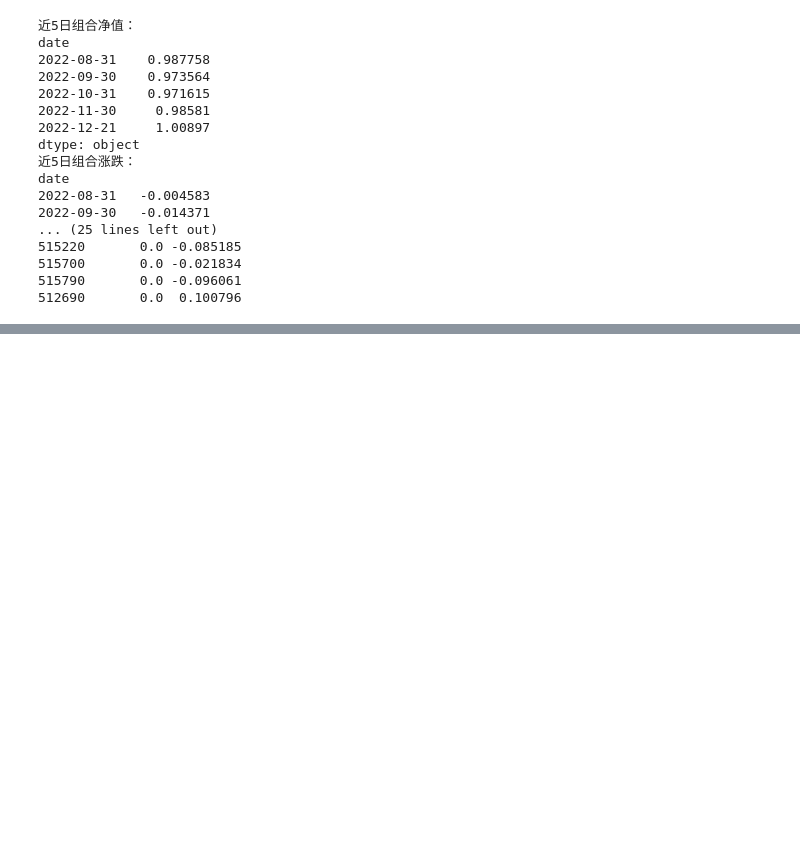
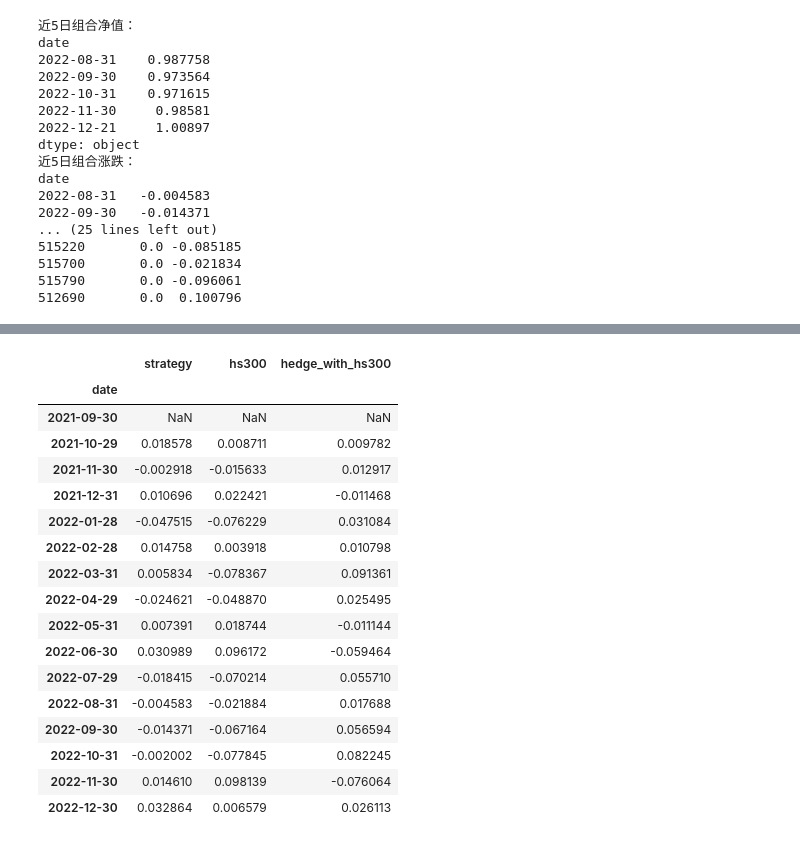
Before and after one commit to jwli601/stocks_stories, a Jupyter notebook: cv_strategy_intro.ipynb, the cells around one changed output, grey strips where cells are left out. Saved outputs shown, nothing was run; the diff lists cells and outputs as text; code cells hidden in the pictures; blank space fills up the shorter version.

```diff
--- a/cv_strategy_intro.ipynb
+++ b/cv_strategy_intro.ipynb
@@ -413,0 +474,21 @@ df.T.sort_values('2022-11-30',ascending=False).iloc[:12].T.plot()
+# %%
+am.compare.pct_change()
+# %% [output]
+|  | strategy | hs300 | hedge_with_hs300 |
+| date |  |  |  |
+| 2021-09-30 | NaN | NaN | NaN |
+| 2021-10-29 | 0.018578 | 0.008711 | 0.009782 |
+| 2021-11-30 | -0.002918 | -0.015633 | 0.012917 |
+| 2021-12-31 | 0.010696 | 0.022421 | -0.011468 |
+| 2022-01-28 | -0.047515 | -0.076229 | 0.031084 |
+| 2022-02-28 | 0.014758 | 0.003918 | 0.010798 |
+| 2022-03-31 | 0.005834 | -0.078367 | 0.091361 |
+| 2022-04-29 | -0.024621 | -0.048870 | 0.025495 |
+| 2022-05-31 | 0.007391 | 0.018744 | -0.011144 |
+| 2022-06-30 | 0.030989 | 0.096172 | -0.059464 |
+| 2022-07-29 | -0.018415 | -0.070214 | 0.055710 |
+| 2022-08-31 | -0.004583 | -0.021884 | 0.017688 |
+| 2022-09-30 | -0.014371 | -0.067164 | 0.056594 |
+| 2022-10-31 | -0.002002 | -0.077845 | 0.082245 |
+| 2022-11-30 | 0.014610 | 0.098139 | -0.076064 |
+| 2022-12-30 | 0.032864 | 0.006579 | 0.026113 |
```
Also changed, not shown: parts of 8 cells of this notebook.
